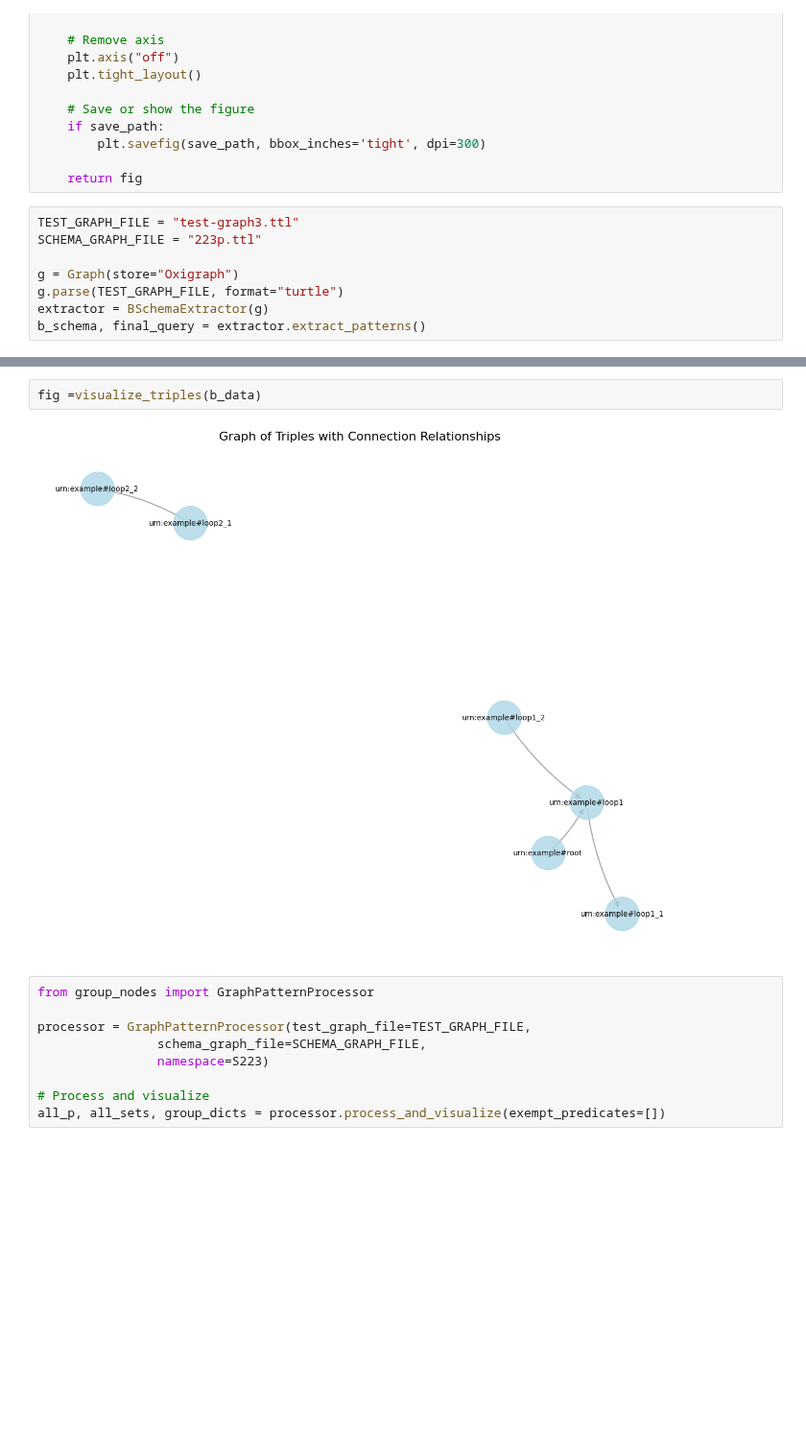
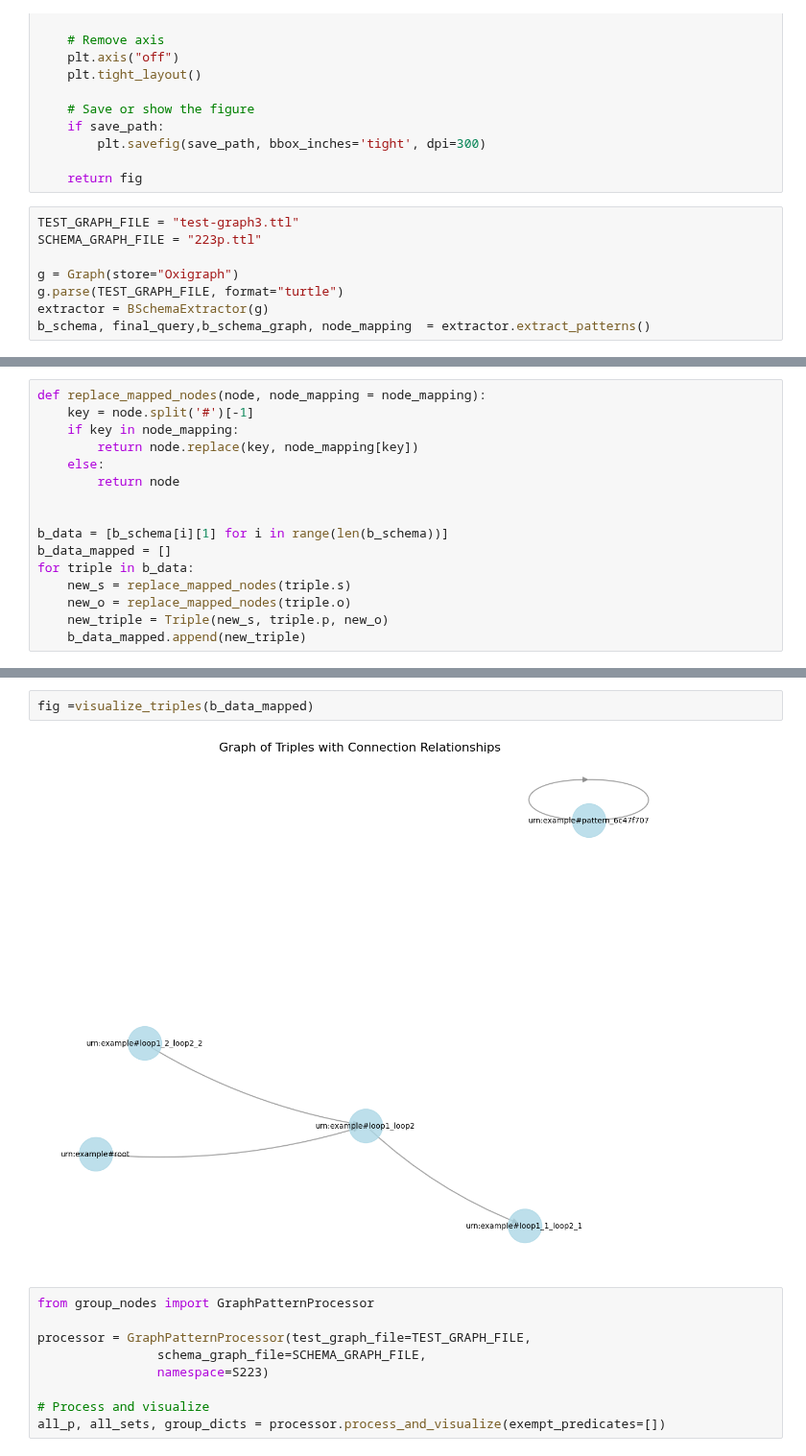
Before and after one commit to lazlop/graph-pattern-id, a Jupyter notebook: from-data-graph/algo.ipynb, the cells around one changed output, grey strips where cells are left out. Shown at 96% size. Drawn from its saved outputs; the diff is of its cells as text; blank space fills up the shorter version.

```diff
--- a/from-data-graph/algo.ipynb
+++ b/from-data-graph/algo.ipynb
@@ -333,5 +427,5 @@ SCHEMA_GRAPH_FILE = "223p.ttl"
 g = Graph(store="Oxigraph")
 g.parse(TEST_GRAPH_FILE, format="turtle")
 extractor = BSchemaExtractor(g)
-b_schema, final_query = extractor.extract_patterns()
+b_schema, final_query,b_schema_graph, node_mapping  = extractor.extract_patterns()
 # %%
@@ -349,0 +459,16 @@ b_data = [b_schema[i][1] for i in range(len(b_schema))]
+# %%
+def replace_mapped_nodes(node, node_mapping = node_mapping):
+    key = node.split('#')[-1]
+    if key in node_mapping:
+        return node.replace(key, node_mapping[key])
+    else:
+        return node
+
+
+b_data = [b_schema[i][1] for i in range(len(b_schema))]
+b_data_mapped = []
+for triple in b_data:
+    new_s = replace_mapped_nodes(triple.s)
+    new_o = replace_mapped_nodes(triple.o)
+    new_triple = Triple(new_s, triple.p, new_o)
+    b_data_mapped.append(new_triple)
@@ -350,7 +482,7 @@ b_data = [b_schema[i][1] for i in range(len(b_schema))]
 # %%
-fig =visualize_triples(b_data)
+fig =visualize_triples(b_data_mapped)
 # %% [output]
-[figure, old version]
+[figure, new version]
 # %%
 from group_nodes import GraphPatternProcessor
 
```
Also changed, not shown: parts of 6 cells of this notebook.
